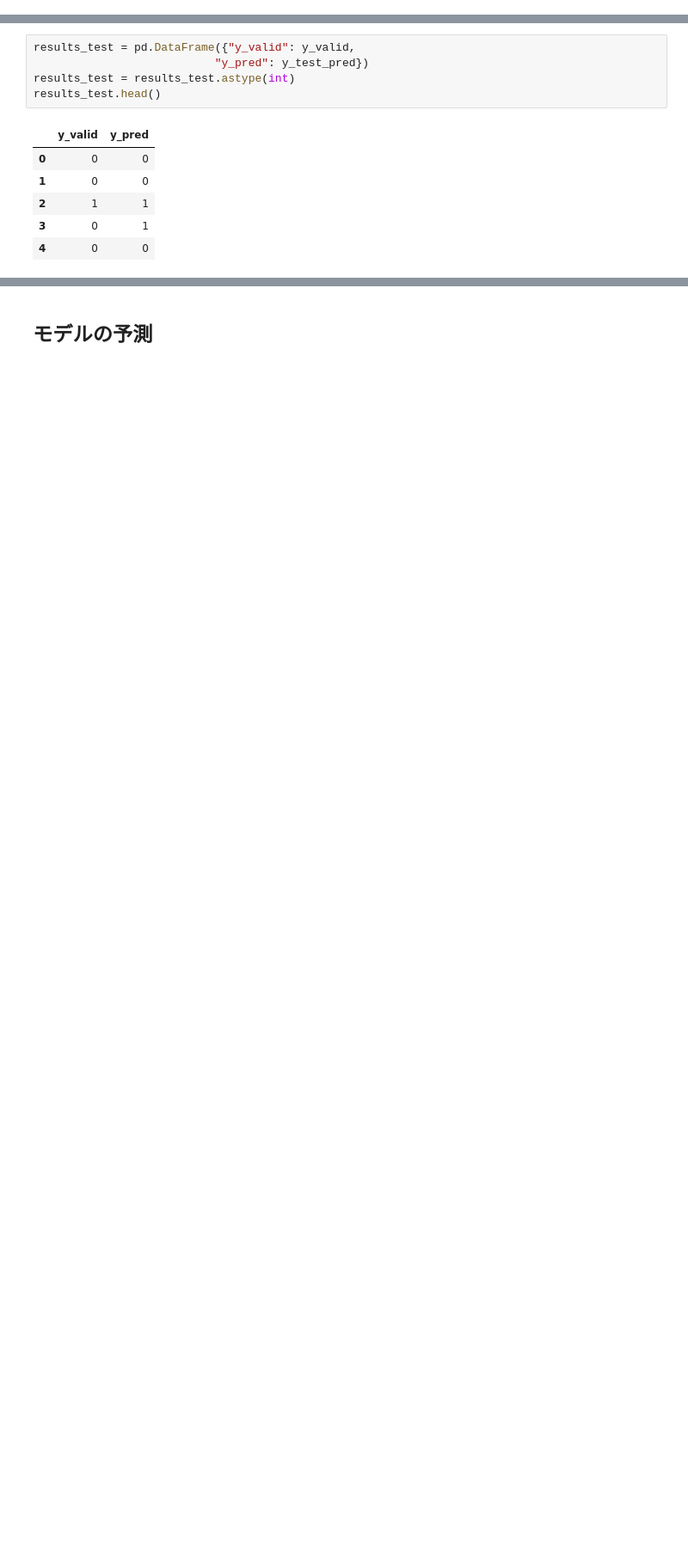
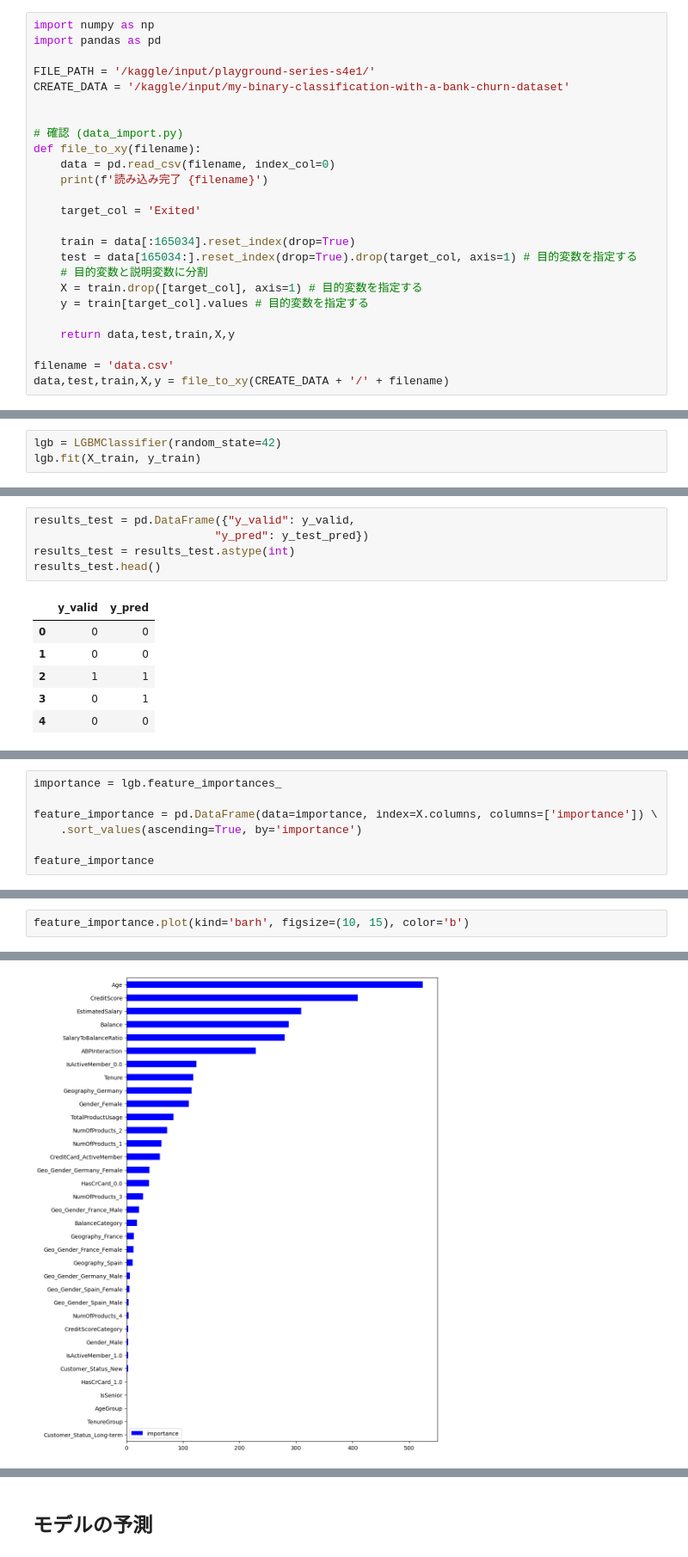
Before and after one commit to CheeseGue/DataScience, a Jupyter notebook: GithubWithKaggle/model-bank-0130-2.ipynb, the cells around one changed output, grey strips where cells are left out. Shown at 86% size. Cells and saved outputs as stored; diff of their text form; blank space fills up the shorter version.

Commit message:
Kaggle Notebook | Model_Bank | Version 3

```diff
--- a/GithubWithKaggle/model-bank-0130-2.ipynb
+++ b/GithubWithKaggle/model-bank-0130-2.ipynb
@@ -266,0 +43,25 @@ data,test,train,X,y = file_to_xy(OUTPUT_DIR + filename)
+# %%
+import numpy as np
+import pandas as pd
+
+FILE_PATH = '/kaggle/input/playground-series-s4e1/'
+CREATE_DATA = '/kaggle/input/my-binary-classification-with-a-bank-churn-dataset'
+
+
+# 確認 (data_import.py)
+def file_to_xy(filename):
+    data = pd.read_csv(filename, index_col=0)
+    print(f'読み込み完了 {filename}')
+
+    target_col = 'Exited'
+
+    train = data[:165034].reset_index(drop=True)
+    test = data[165034:].reset_index(drop=True).drop(target_col, axis=1) # 目的変数を指定する
+    # 目的変数と説明変数に分割
+    X = train.drop([target_col], axis=1) # 目的変数を指定する
+    y = train[target_col].values # 目的変数を指定する
+
+    return data,test,train,X,y
+
+filename = 'data.csv'
+data,test,train,X,y = file_to_xy(CREATE_DATA + '/' + filename)
@@ -282,0 +115,3 @@ X_train, X_valid, y_train, y_valid = train_test_split(X, y, test_size=0.2, rando
+# %%
+lgb = LGBMClassifier(random_state=42)
+lgb.fit(X_train, y_train)
@@ -306,0 +219,7 @@ results_test.head()
+# %%
+importance = lgb.feature_importances_
+
+feature_importance = pd.DataFrame(data=importance, index=X.columns, columns=['importance']) \
+    .sort_values(ascending=True, by='importance')
+
+feature_importance
@@ -306,0 +244,3 @@ results_test.head()
+# %%
+feature_importance.plot(kind='barh', figsize=(10, 15), color='b')
+# %% [output]
@@ -306,0 +248 @@ results_test.head()
+[figure, added]
```
Also changed, not shown: parts of 37 cells of this notebook.
